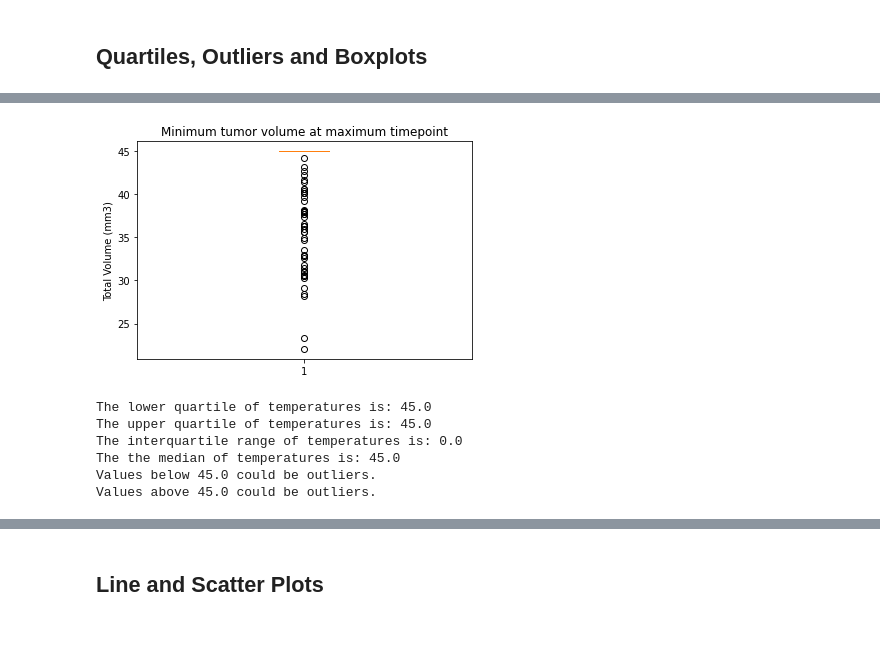
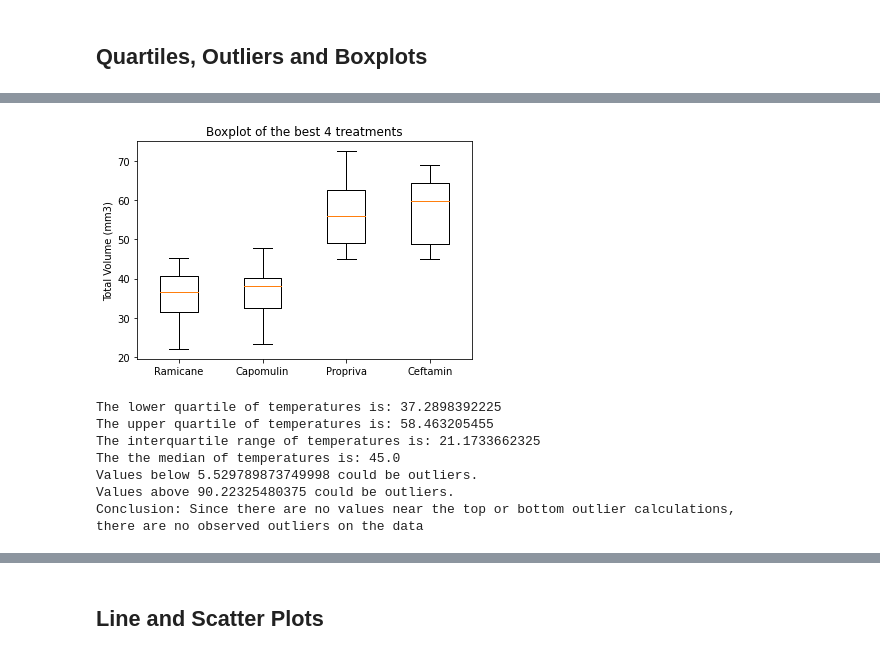
Before and after one commit to Casio04/matplotlib-challenge, a Jupyter notebook: Matplotlib_homework.ipynb, the cells around one changed output, grey strips where cells are left out. Saved outputs shown, nothing was run; the diff lists cells and outputs as text; code cells hidden in the pictures.

```diff
--- a/Matplotlib_homework.ipynb
+++ b/Matplotlib_homework.ipynb
@@ -160,6 +158,8 @@ plt.show()
 # %% [markdown]
 ## Quartiles, Outliers and Boxplots
 # %%
-# Sorting all drugs and getting the mean of tumor volume to know which ones are the most effective
-pd.DataFrame(combined_data.groupby(["Drug Regimen"]).mean()["Tumor Volume (mm3)"]).sort_values(by="Tumor Volume (mm3)")
+# Sorting all drugs and getting the mean of tumor volume to know which ones are the most effective, saving it on list.
+sorted_drugs = pd.DataFrame(combined_data.groupby(["Drug Regimen"]).mean()["Tumor Volume (mm3)"]).sort_values(by="Tumor Volume (mm3)")
+promising_drugs = sorted_drugs.index[0:4].tolist()
+promising_drugs
 # %% [output]
@@ -178,6 +167,13 @@ pd.DataFrame(combined_data.groupby(["Drug Regimen"]).mean()["Tumor Volume (mm3)"
 # %%
 # Calculate the final tumor volume of each mouse across four of the most promising treatment regimens. Calculate the IQR and quantitatively determine if there are any potential outliers.
 timepoint_df = pd.DataFrame(combined_data.groupby(["Drug Regimen","Mouse ID"]).last()["Tumor Volume (mm3)"])
-drugs = ["Ramicane","Capomulin","Propriva","Ceftamin"]
-timepoint_df.reset_index()
+tumor_volumes = []
+timepoint_df = timepoint_df.reset_index()
+# Getting the list of lists for the volumes of each Drug Regimen
+for drug in promising_drugs:
+    tumor_volumes.append(timepoint_df.loc[timepoint_df["Drug Regimen"]==drug]["Tumor Volume (mm3)"].tolist())
+
+top4_df = pd.DataFrame({"Promising Drugs":promising_drugs,
+                        "Tumor Volumes":tumor_volumes})
+top4_df.set_index("Promising Drugs")
 # %% [output]
@@ -197,14 +186,16 @@ timepoint_df.reset_index()
 # %%
-volumes = timepoint_df["Total Volume"]
+volumes = top4_df["Tumor Volumes"]
 fig1, ax1 = plt.subplots()
-ax1.set_title('Minimum tumor volume at maximum timepoint')
+ax1.set_title('Boxplot of the best 4 treatments')
 ax1.set_ylabel('Total Volume (mm3)')
 ax1.boxplot(volumes)
+plt.xticks(np.arange(len(promising_drugs))+1,promising_drugs)
 plt.show()
 # %% [output]
-[figure, old version]
+[figure, new version]
 # %%
-quartiles = volumes.quantile([.25,.5,.75])
+volumes_list = pd.Series([val for sublist in top4_df["Tumor Volumes"] for val in sublist])
+quartiles = volumes_list.quantile([.25,.5,.75])
 lowerq = quartiles[0.25]
 upperq = quartiles[0.75]
 iqr = upperq-lowerq
@@ -218,10 +209,14 @@ lower_bound = lowerq - (1.5*iqr)
 upper_bound = upperq + (1.5*iqr)
 print(f"Values below {lower_bound} could be outliers.")
 print(f"Values above {upper_bound} could be outliers.")
+print(f"""Conclusion: Since there are no values near the top or bottom outlier calculations,
+there are no observed outliers on the data""")
 # %% [output]
-The lower quartile of temperatures is: 45.0
-The upper quartile of temperatures is: 45.0
-The interquartile range of temperatures is: 0.0
+The lower quartile of temperatures is: 37.2898392225
+The upper quartile of temperatures is: 58.463205455
+The interquartile range of temperatures is: 21.1733662325
 The the median of temperatures is: 45.0
-Values below 45.0 could be outliers.
-Values above 45.0 could be outliers.
+Values below 5.529789873749998 could be outliers.
+Values above 90.22325480375 could be outliers.
+Conclusion: Since there are no values near the top or bottom outlier calculations,
+there are no observed outliers on the data
```
Also changed, not shown: parts of 8 cells of this notebook.
